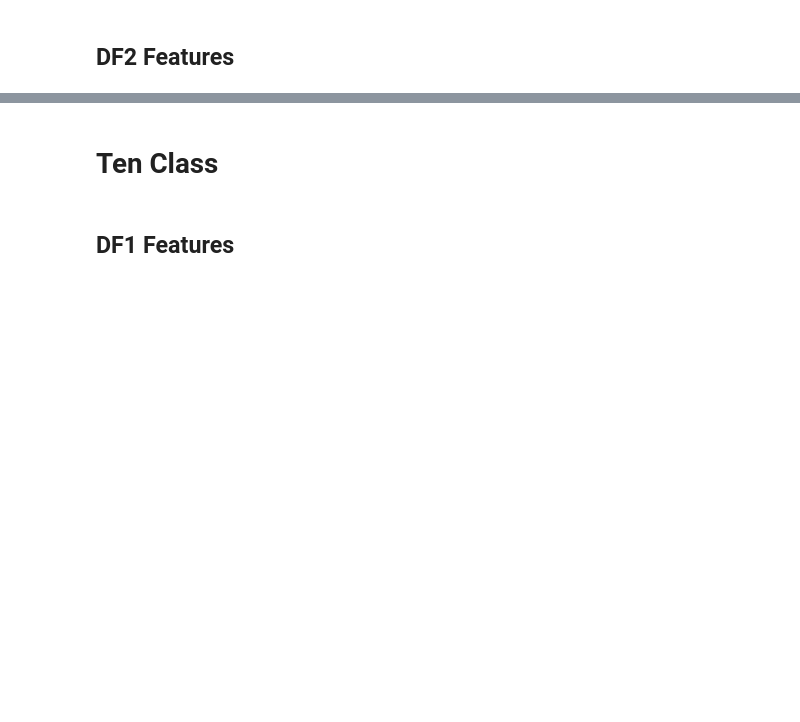
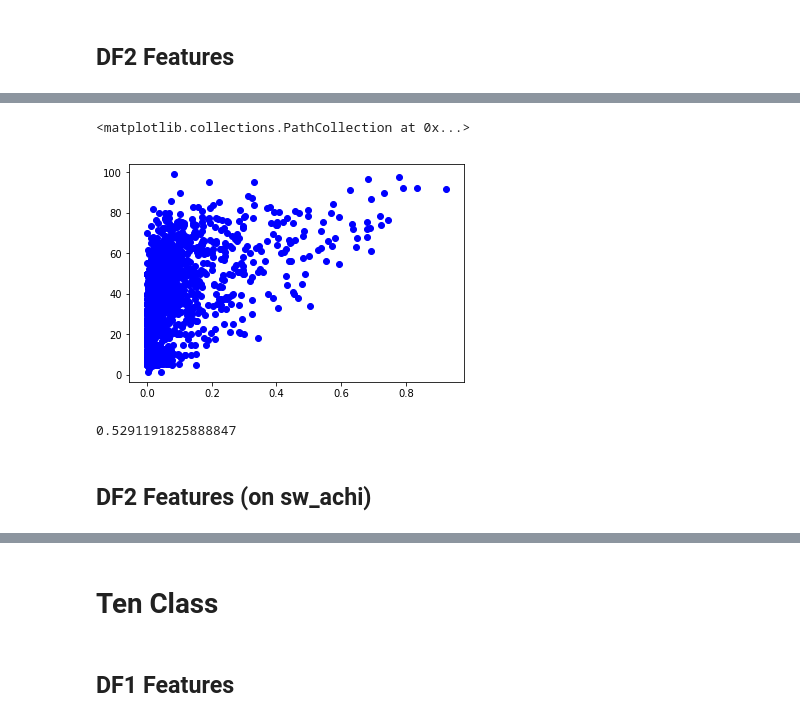
Before and after one commit to samankim/school-zoning, a Jupyter notebook: baseline.ipynb, the cells around one changed output, grey strips where cells are left out. Drawn from its saved outputs; the diff is of its cells as text; code cells hidden in the pictures; blank space fills up the shorter version.

Commit message:
Experimented with school wide achievement index prediction

```diff
--- a/baseline.ipynb
+++ b/baseline.ipynb
@@ -14,6 +20,8 @@ demos = pd.read_csv("demos_clean.csv")
 demos.drop(demos.columns[[0]], axis=1, inplace=True)
 all_achi = pd.read_csv("all_achi.csv")
 all_achi.drop(all_achi.columns[[0]], axis=1, inplace=True)
+sw_achi = pd.read_csv("sw_achi.csv")
+sw_achi.drop(sw_achi.columns[[0]], axis=1, inplace=True)
 # %%
 df1 = pd.merge(demos, all_achi, on='school_id', how='inner')
 df1 = df1.drop(columns=['school_name', 'state_name', 'school_id', 'district_id', 'total_race'])
@@ -22,3 +31,9 @@ for i in range(len(df1.columns)):
+# %%
+df1_sw = pd.merge(demos, sw_achi, on='school_id', how='inner')
+df1_sw = df1_sw.drop(columns=['school_name', 'state_name', 'school_id', 'district_id', 'total_race'])
+#for i in range(len(df1_sw.columns)):
+#    df1_sw.iloc[:, i] = df1_sw.iloc[:, i].fillna(df1_sw.iloc[:, i].median(skipna=True))
+df1_sw = df1_sw.dropna(how='any')
 # %%
 grad = pd.read_csv("grad_clean.csv")
 grad.drop(grad.columns[[0]], axis=1, inplace=True)
@@ -91,0 +127,10 @@ print(score_add)
+# %%
+data = df1_sw.values
+# %%
+features = data[:, 0:10]
+labels = data[:, 10]
+# %%
+plt.scatter(features[:, 1], labels, color='blue')
+# %% [output]
+<matplotlib.collections.PathCollection at 0x...>
+[figure, added]
@@ -91,0 +145,7 @@ print(score_add)
+# %%
+score = model.score(test, test_labels)
+print(score)
+# %% [output]
+0.5291191825888847
+# %% [markdown]
+## DF2 Features (on sw_achi)
```
Also changed, not shown: parts of 100 cells of this notebook, 6 other files.
